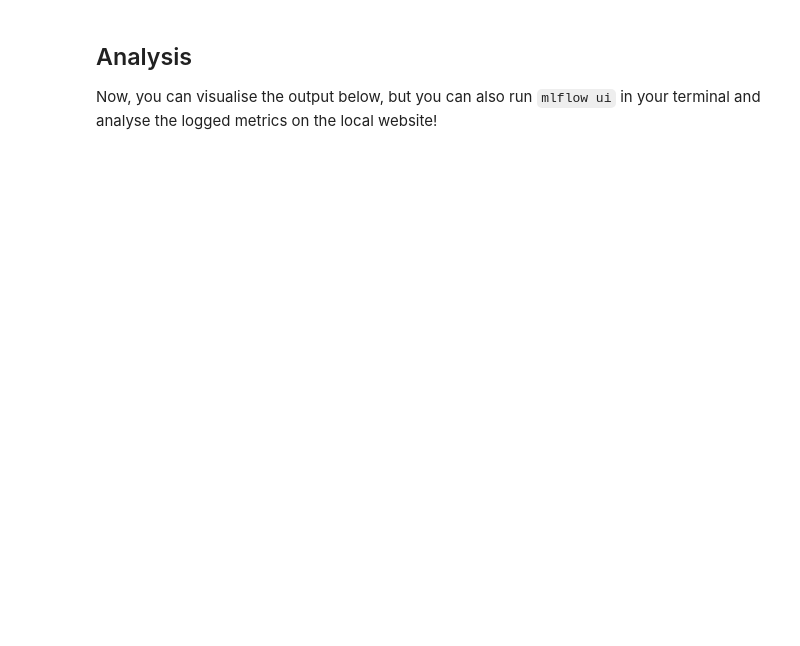
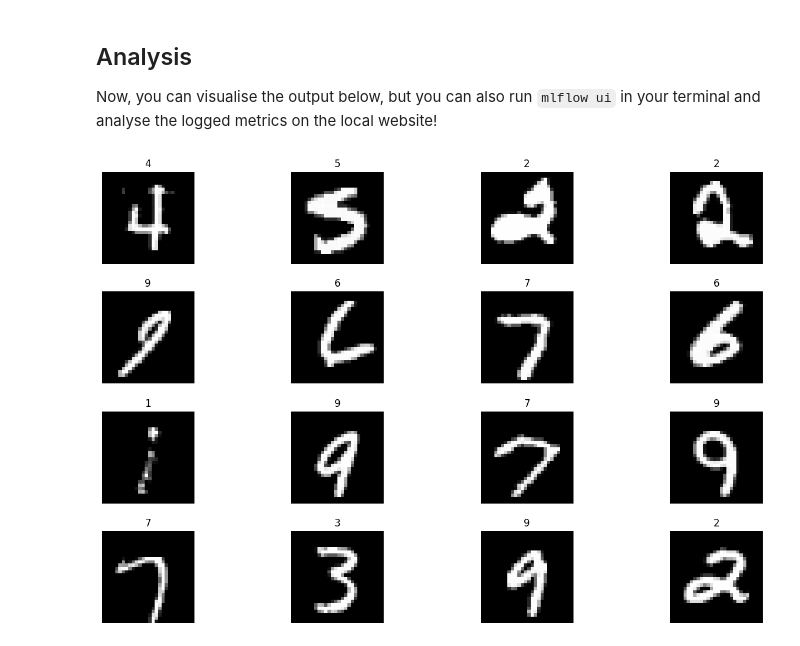
Before and after one commit to theo-boi/MLOps, a Jupyter notebook: production/production_setup.ipynb, the cells around one changed output. Cells and saved outputs as stored; diff of their text form; code cells hidden in the pictures; blank space fills up the shorter version.

```diff
--- a/production/production_setup.ipynb
+++ b/production/production_setup.ipynb
@@ -239,6 +236,8 @@ Now, you can visualise the output below, but you can also run `mlflow ui` in you
 # %%
 %matplotlib inline
 
 from working.visualisation import plot
 
-plot(predictions_data, last=15, hspace=0.3, fig_size=(16, 10))
+plot(predictions_data, last=16, hspace=0.3, fig_size=(16, 10))
+# %% [output]
+[figure, added]
```
Also changed, not shown: parts of 2 cells of this notebook, 2 other files.
